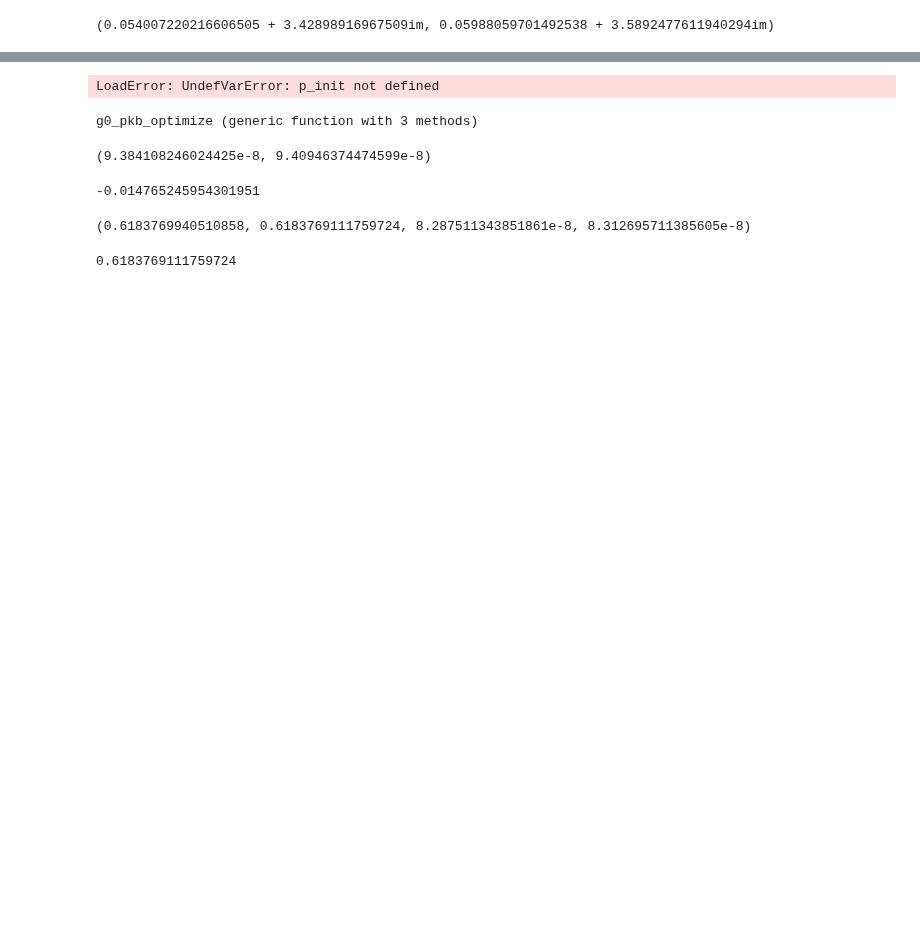
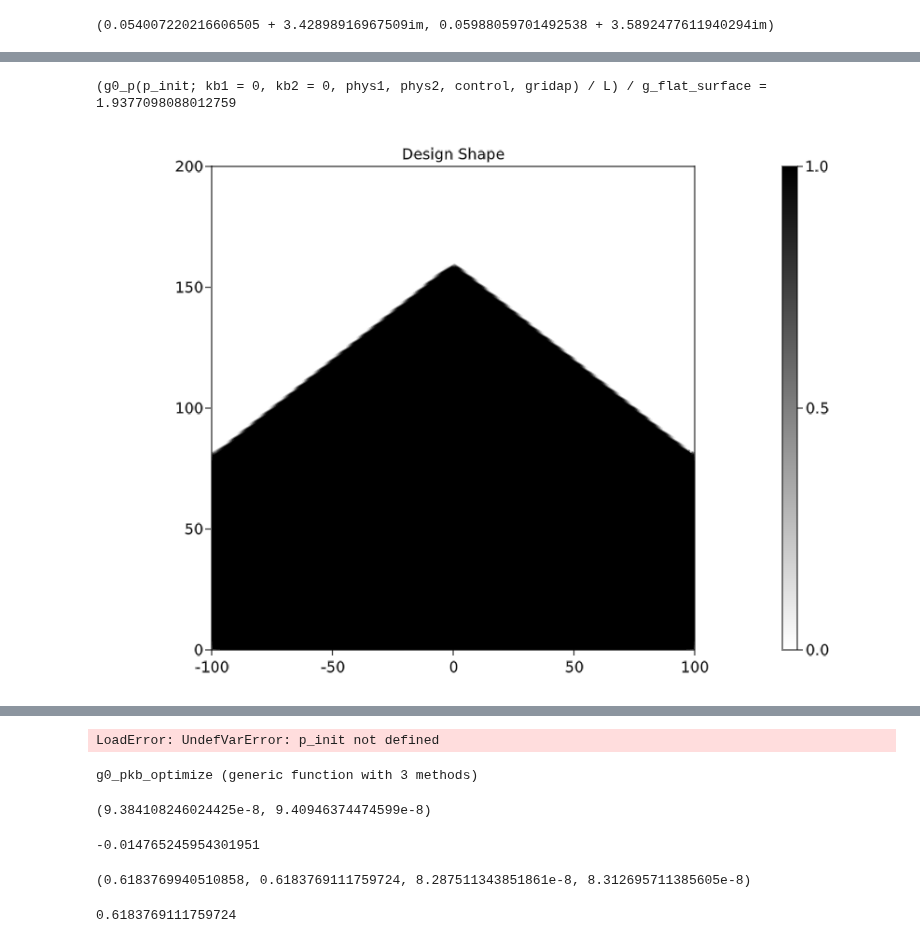
Before and after one commit to WenjieYao/RamanInFluid, a Jupyter notebook: Main.ipynb, the cells around one changed output, grey strips where cells are left out. Drawn from its saved outputs; the diff is of its cells as text; code cells hidden in the pictures; blank space fills up the shorter version.

```diff
--- a/Main.ipynb
+++ b/Main.ipynb
@@ -42,7 +42,7 @@ nm1,nm2
 # %%
 hr = (λ1+λ2)/nf/4          # Height of Raman molecule
 # Geometry parameters of the mesh
-L = 300           # Length of the normal region
+L = 200           # Length of the normal region
 hair = 500 + hr       # Height of the air region
 hs = 300 + hr         # Height of the source location in air
 ht = 200 + hr         # Height of the target location in air
@@ -211,34 +211,37 @@ end
 
 function p_circle(x, radius)
     if x[2]<=5 || (x[1]^2+(x[2]-radius-5)^2)<=radius^2
         return 1
     else
         return 0
     end
 end
 
 kb = 0
 p_trunc(x, ratio) = x[2] < (ratio * hd) ? 1 : 0
 # binitialfunc(v) = ∫(v * x->p_trunc(x, 0.5))gridap.dΩ
 # binitialfunc(v) = ∫(v * x->p_bowtie(x, -11, 95, L, hd))gridap.dΩ
-# binitialfunc(v) = ∫(v * x->p_triangle(x, 0.8*hd, 2*L))gridap.dΩ
-binitialfunc(v) = ∫(v * x->p_circle(x, 80))gridap.dΩ
+binitialfunc(v) = ∫(v * x->p_triangle(x, 0.8*hd, 2*L))gridap.dΩ
+# binitialfunc(v) = ∫(v * x->p_circle(x, 80))gridap.dΩ
 pc_vec = assemble_vector(binitialfunc, gridap.FE_P)
 #A_base = assemble_matrix((u,v)->(∫(u*v)gridap.dΩ), gridap.FE_P, gridap.FE_Q)
 #pc_vec = A_base\pc_vec
 p_init = p_extract(pc_vec; gridap)
 p_init[p_init .< 0.1] .= 0
 p_init[p_init .> 0.1] .= 1.0
 
 
 pf_vec = pf_p0(p_init; control, gridap)
 pfh = FEFunction(gridap.FE_Pf, pf_vec)
 pth = (pf -> Threshold(pf; control)) ∘ pfh
 fig, ax, plt = plot(gridap.Ω, pth, colormap = :binary)
 Colorbar(fig[1,2], plt)
 ax.aspect = AxisAspect(L/(hd))
 ax.title = "Design Shape"
 limits!(ax, -L/2, L/2, 0, hd)
-@show g0_p(p_init; kb, phys1, phys2, control, gridap)/L/g_flat_surface
+@show g0_p(p_init; kb1=0,kb2=0, phys1, phys2, control, gridap)/L/g_flat_surface
 fig
+# %% [output]
+(g0_p(p_init; kb1 = 0, kb2 = 0, phys1, phys2, control, gridap) / L) / g_flat_surface = 1.9377098088012759
+[figure, added]
 # %%
```
Also changed, not shown: parts of 6 cells of this notebook, 21 other files.
